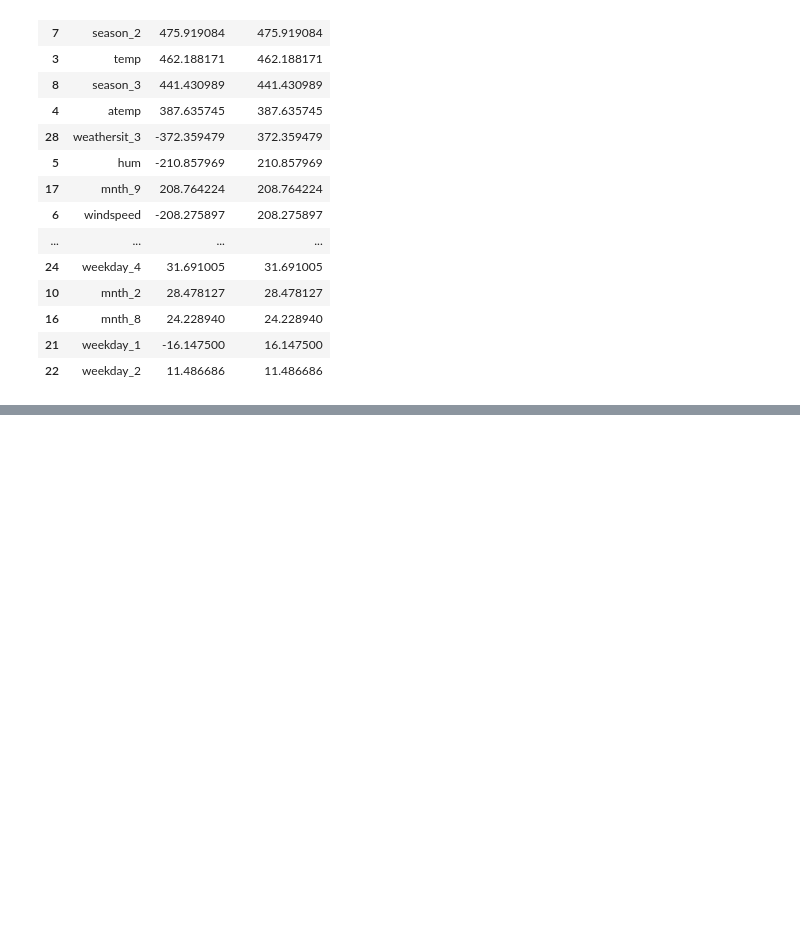
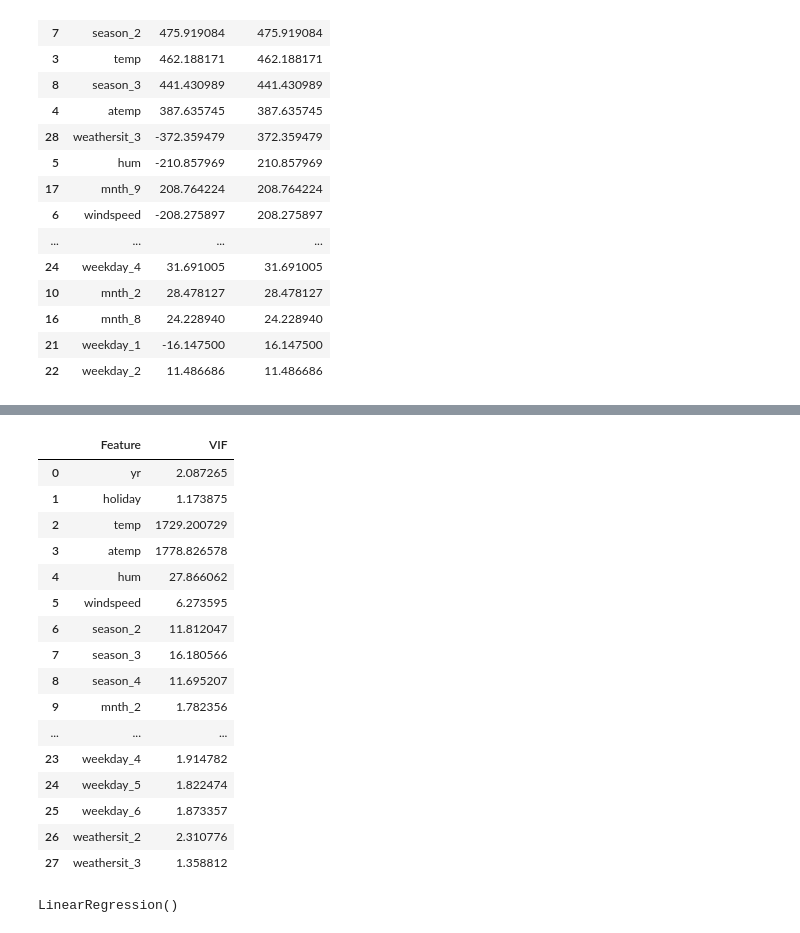
Before and after one commit to purnima928/LogicMojo-AI-ML-June26-Purnima928, a Jupyter notebook: notebooks/bike_rental.ipynb, the cells around one changed output, grey strips where cells are left out. Drawn from its saved outputs; the diff is of its cells as text; code cells hidden in the pictures; blank space fills up the shorter version.

```diff
--- a/notebooks/bike_rental.ipynb
+++ b/notebooks/bike_rental.ipynb
@@ -536,0 +542,4 @@ vif
+# %%
+# Looking at the VIF values, lets drop the workingdat column and train the model again and see if the performance improves.
+X_train.drop(columns=["workingday"], inplace=True)
+X_test.drop(columns=["workingday"], inplace=True)
@@ -536,0 +610,34 @@ vif
+# %%
+from statsmodels.stats.outliers_influence import variance_inflation_factor
+
+vif = pd.DataFrame()
+
+vif["Feature"] = X_train.columns
+
+vif["VIF"] = [
+    variance_inflation_factor(
+        X_train.values,
+        i
+    )
+    for i in range(X_train.shape[1])
+]
+
+vif
+# %% [output]
+|  | Feature | VIF |
+| 0 | yr | 2.087265 |
+| 1 | holiday | 1.173875 |
+| 2 | temp | 1729.200729 |
+| 3 | atemp | 1778.826578 |
+| 4 | hum | 27.866062 |
+| 5 | windspeed | 6.273595 |
+| 6 | season_2 | 11.812047 |
+| 7 | season_3 | 16.180566 |
+| 8 | season_4 | 11.695207 |
+| 9 | mnth_2 | 1.782356 |
+| ... | ... | ... |
+| 23 | weekday_4 | 1.914782 |
+| 24 | weekday_5 | 1.822474 |
+| 25 | weekday_6 | 1.873357 |
+| 26 | weathersit_2 | 2.310776 |
+| 27 | weathersit_3 | 1.358812 |
@@ -536,0 +657,5 @@ vif
+# %%
+model = LinearRegression()
+model.fit(X_train_scaled, y_train)
+# %% [output]
+LinearRegression()
```
Also changed, not shown: parts of 17 cells of this notebook.
